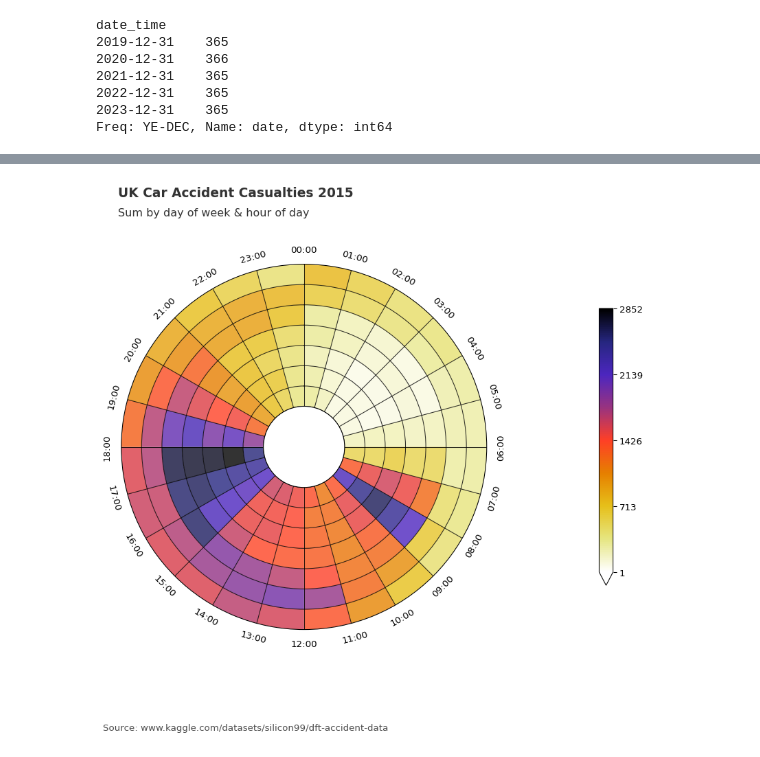
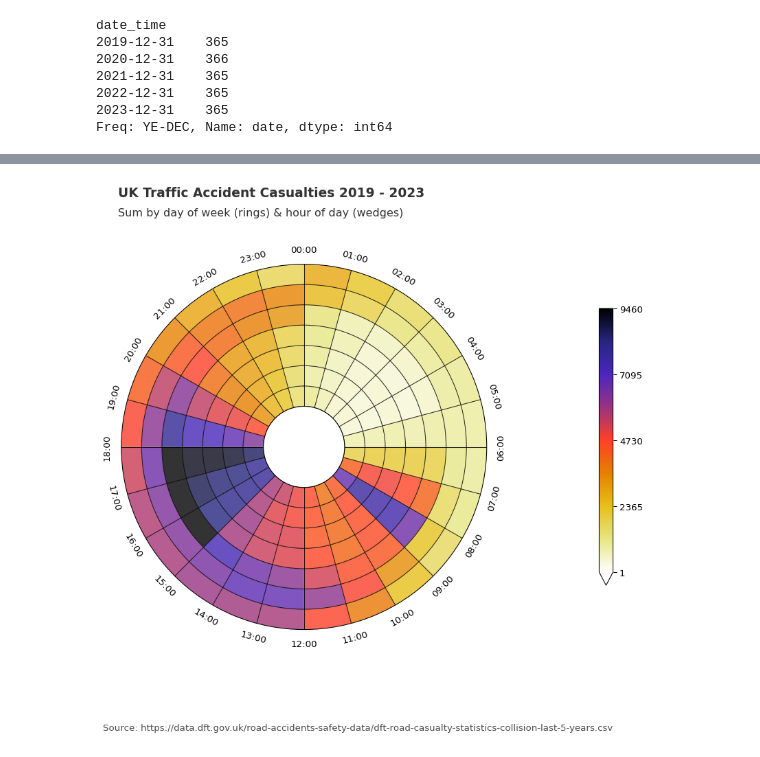
Before and after one commit to andyrids/dataclocklib, a Jupyter notebook: docs/source/tutorial.ipynb, the cells around one changed output, grey strips where cells are left out. Saved outputs shown, nothing was run; the diff lists cells and outputs as text; code cells hidden in the pictures.

```diff
--- a/docs/source/tutorial.ipynb
+++ b/docs/source/tutorial.ipynb
@@ -435,14 +617,14 @@ We will now utilise the dataclocklib library to demonstrate another way of visua
 # %%
 graph_data, fig, ax = dataclock(
-      data=data.query("Date_Time.dt.year.ge(2015)"),
-      date_column="Date_Time",
-      agg_column="Number_of_Casualties",
+      data=data,
+      date_column="date_time",
+      agg_column="number_of_casualties",
       agg="sum",
       mode="DOW_HOUR",
       cmap_name="CMRmap_r",
-      chart_title="UK Car Accident Casualties 2015",
-      chart_subtitle=None,
-      chart_source="www.kaggle.com/datasets/silicon99/dft-accident-data"
+      chart_title="UK Traffic Accident Casualties 2019 - 2023",
+      chart_subtitle="Sum by day of week (rings) & hour of day (wedges)",
+      chart_source="https://data.dft.gov.uk/road-accidents-safety-data/dft-road-casualty-statistics-collision-last-5-years.csv"
    )
 # %% [output]
-[figure, old version]
+[figure, new version]
```
Also changed, not shown: parts of 28 cells of this notebook.
